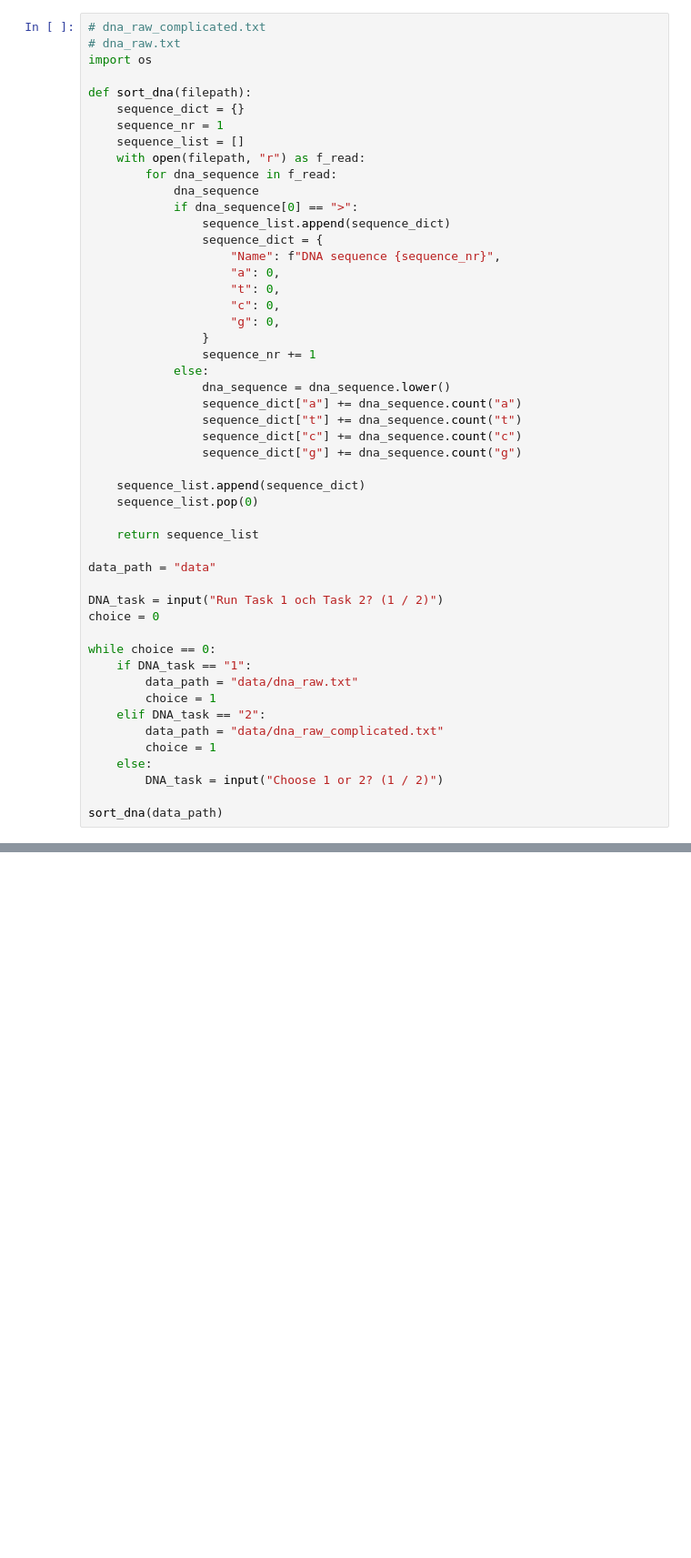
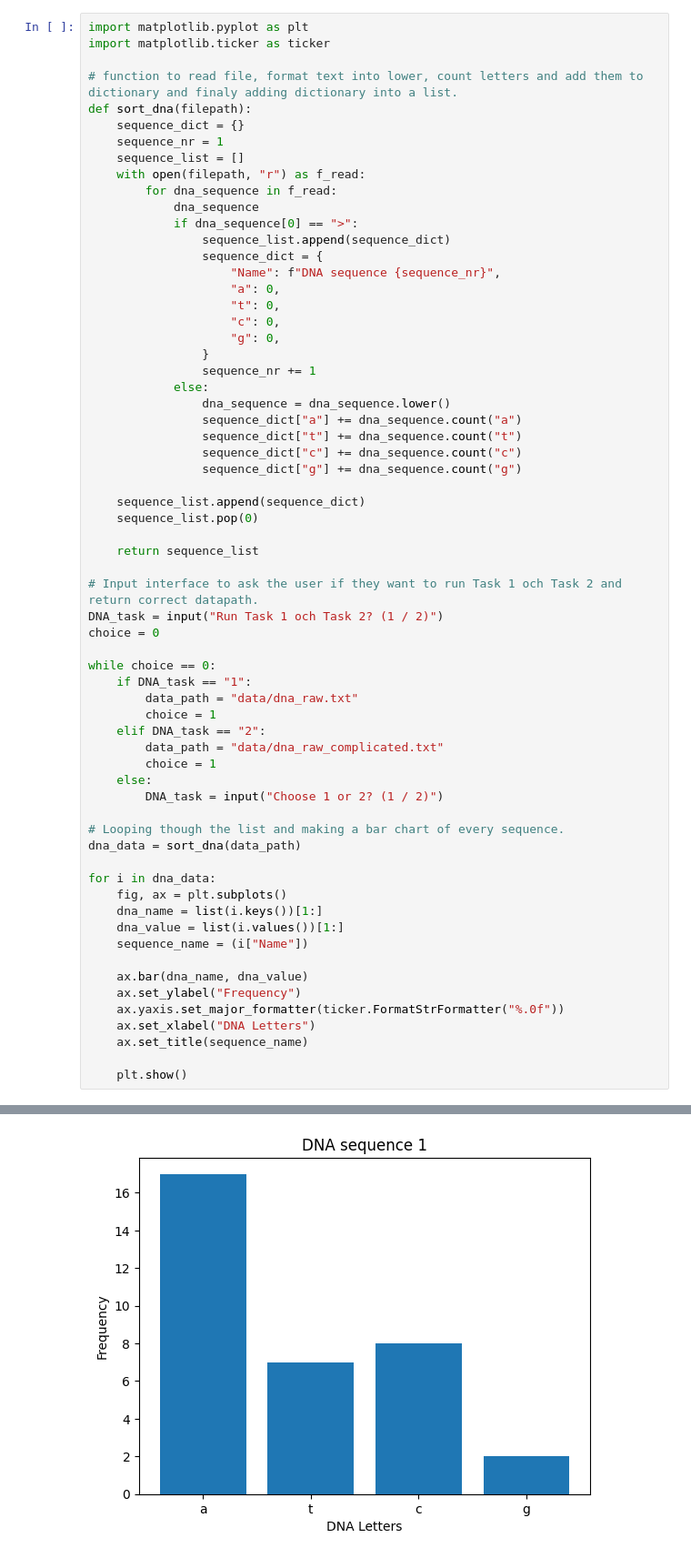
Before and after one commit to RikardOledal/Lab1_DE25_Rikard_Oledal, a Jupyter notebook: DNA.ipynb, the cells around one changed output, grey strips where cells are left out. Shown at 91% size. Drawn from its saved outputs; the diff is of its cells as text; blank space fills up the shorter version.

Commit message:
Added a for-loop that plots the DNA-sequences in bar charts. Also added comments

```diff
--- a/DNA.ipynb
+++ b/DNA.ipynb
@@ -1,8 +1,8 @@
 # %%
-# dna_raw_complicated.txt
-# dna_raw.txt
-import os
+import matplotlib.pyplot as plt
+import matplotlib.ticker as ticker
 
+# function to read file, format text into lower, count letters and add them to dictionary and finaly adding dictionary into a list.
 def sort_dna(filepath):
     sequence_dict = {}
     sequence_nr = 1
@@ -32,8 +32,7 @@ def sort_dna(filepath):
 
     return sequence_list
 
-data_path = "data"
-
+# Input interface to ask the user if they want to run Task 1 och Task 2 and return correct datapath.
 DNA_task = input("Run Task 1 och Task 2? (1 / 2)")
 choice = 0
 
@@ -47,5 +46,20 @@ while choice == 0:
     else:
         DNA_task = input("Choose 1 or 2? (1 / 2)")
 
-sort_dna(data_path)
+# Looping though the list and making a bar chart of every sequence.
+dna_data = sort_dna(data_path)
+
+for i in dna_data:
+    fig, ax = plt.subplots()
+    dna_name = list(i.keys())[1:]
+    dna_value = list(i.values())[1:]
+    sequence_name = (i["Name"])
+
+    ax.bar(dna_name, dna_value)
+    ax.set_ylabel("Frequency")
+    ax.yaxis.set_major_formatter(ticker.FormatStrFormatter("%.0f"))
+    ax.set_xlabel("DNA Letters")
+    ax.set_title(sequence_name)
+
+    plt.show()
 # %% [output]
@@ -55,0 +66 @@ sort_dna(data_path)
+[figure, added]
```
Also changed, not shown: parts of 2 cells of this notebook.
